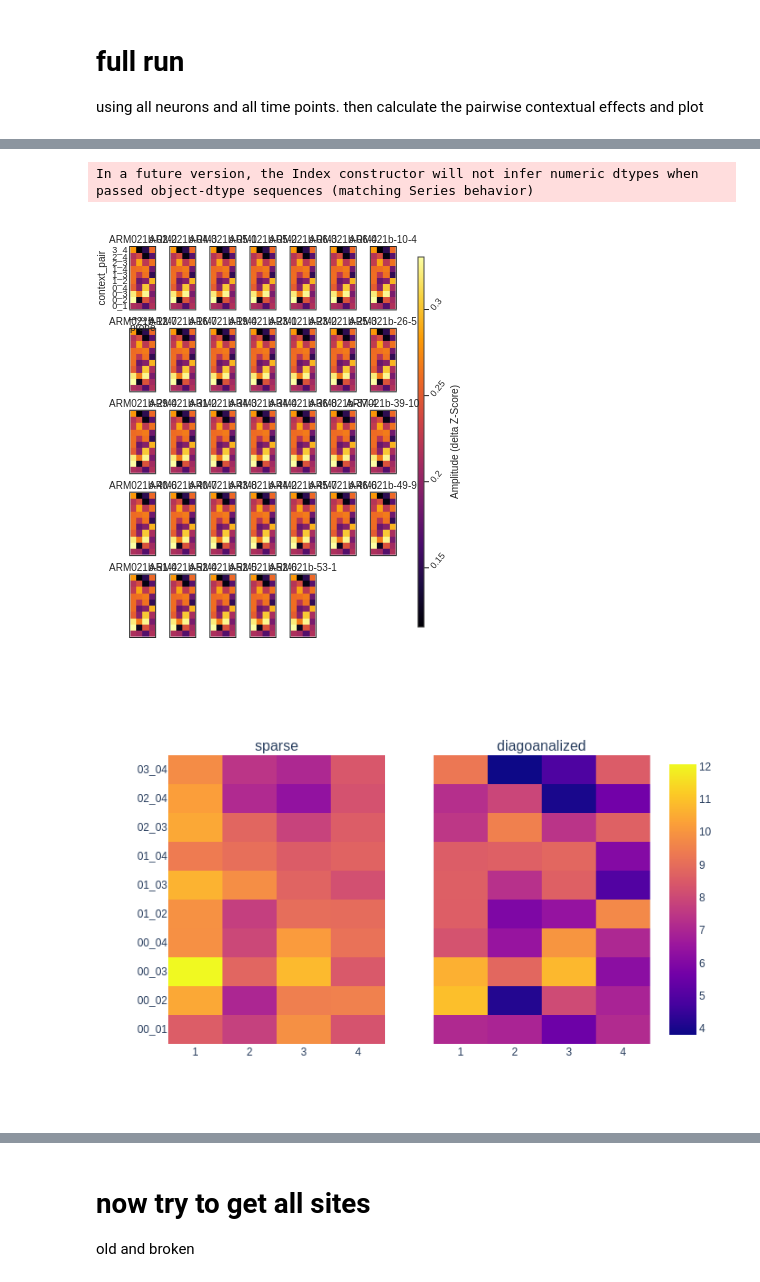
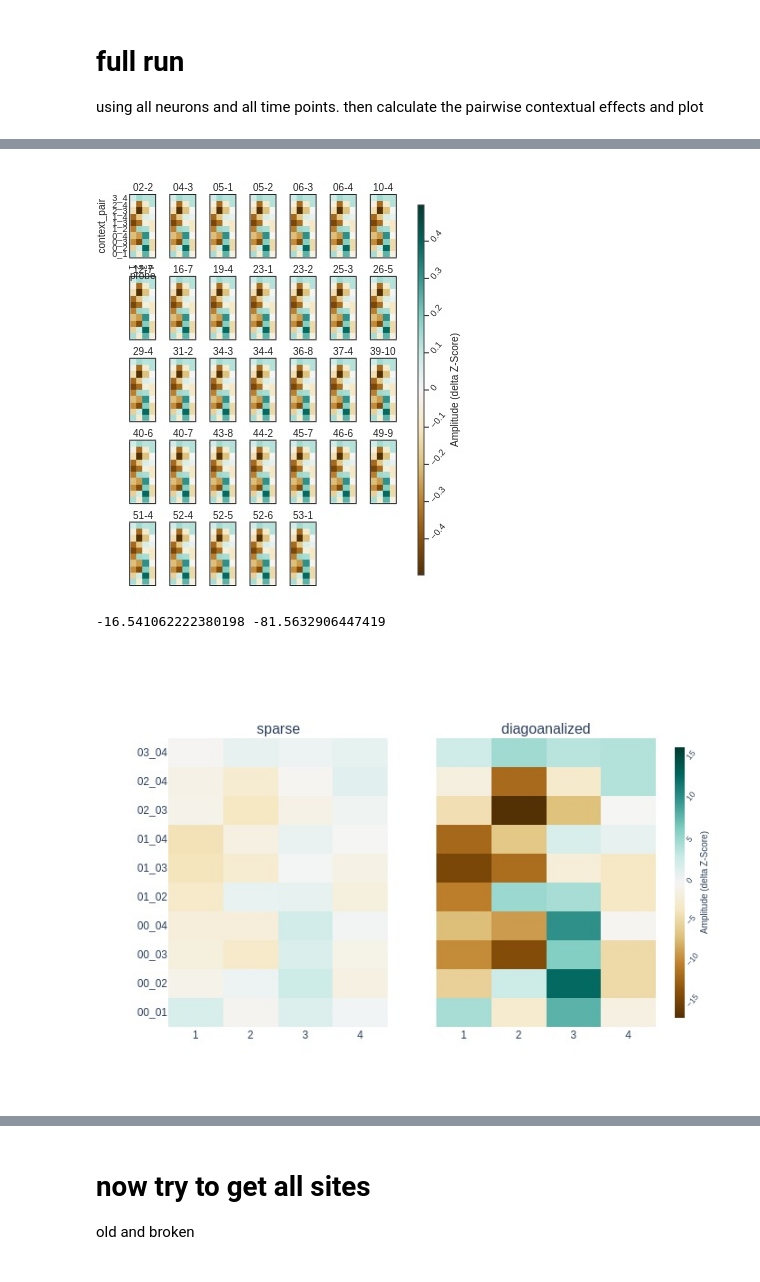
Before and after one commit to Mateo-Lopez-Espejo/context_probe_analysis, a Jupyter notebook: notebooks/221219_decoder.ipynb, the cells around one changed output, grey strips where cells are left out. Cells and saved outputs as stored; diff of their text form; code cells hidden in the pictures.

```diff
--- a/notebooks/221219_decoder.ipynb
+++ b/notebooks/221219_decoder.ipynb
@@ -554,3 +389,7 @@ dense_DF = calc_ctx_effects(dense_raster, cellids, raster_meta['raster_fs'])
+# %%
+cellids = channels['SC']
+sparse_DF = ctx_effects_as_DF(raster, cellids, raster_meta['raster_fs'])
+dense_DF = ctx_effects_as_DF(dense_raster, cellids, raster_meta['raster_fs'])
 # %% [markdown]
 # Raw visualization
 
@@ -991,0 +640,3 @@ diagonal L1:  [11.75387752  2.25004169  9.23709788  1.37469495  1.37469495]
+# %%
+folder = root_path / 'reports' / 'figures' / 'decoder'
+folder.mkdir(parents=True, exist_ok=True)
@@ -1002,33 +967,54 @@ In a future version, the Index constructor will not infer numeric dtypes when pa
 # %%
-full_diag, no_prb_diag = get_diagonalizations(raster)
-diag_DF = calc_ctx_effects(raster+no_prb_diag, cellids, raster_meta['raster_fs'])
+no_prb_diag = get_diagonalizations(raster)
+diag_DF = ctx_effects_as_DF(raster+no_prb_diag, cellids, raster_meta['raster_fs'])
 
 fig = plot_site_coverages(diag_DF.query("chunk == 'Full' "), cellids[:])
-img_bytes = fig.to_image(format="png")
-Image(img_bytes)
+
+# filename = folder / 'dense_summed_coverage'
+# fig.write_image(filename.with_suffix('.png'), scale=1)
+
+fig.show(renderer='jpeg')
 # %% [output]
-In a future version, the Index constructor will not infer numeric dtypes when passed object-dtype sequences (matching Series behavior)
-[figure, old version]
+[figure, new version]
 # %%
-fig = make_subplots(1,2, subplot_titles=['sparse', 'diagoanalized'])
+print(sparse_DF.query("chunk == 'Full'").value.sum(),
+      diag_DF.query("chunk == 'Full'").value.sum())
 
-
-
+fig = make_subplots(1, 2, subplot_titles=['sparse', 'diagoanalized'])
 _ = fig.add_trace(
-    px.density_heatmap(sparse_DF.query("chunk == 'Full' "),
+    px.density_heatmap(sparse_DF.query("chunk == 'Full'"),
                        x='probe', y='context_pair', z='value',
                        histfunc='sum')['data'][0],
     row=1, col=1
 )
 
 _ = fig.add_trace(
-    px.density_heatmap(diag_DF.query("chunk == 'Full' "),
+    px.density_heatmap(diag_DF.query("chunk == 'Full'"),
                        x='probe', y='context_pair', z='value',
                        histfunc='sum')['data'][0],
     row=1, col=2
 )
 
-img_bytes = fig.to_image(format="png")
-Image(img_bytes)
+_ = fig.update_layout(coloraxis=dict(showscale=True,
+                                     colorscale='BrBg',
+                                     cmid=0,
+                                     colorbar=dict(
+                                         orientation='v',
+                                         thicknessmode='fraction',
+                                         thickness=0.02,
+                                         lenmode='fraction',
+                                         len=1,
+                                         title=dict(text='Amplitude (delta Z-Score)',
+                                                    side='right',
+                                                    font_size=10),
+                                         tickangle=-50,
+                                         tickfont_size=9,
+                                     )))
+
+filename = folder / 'OG_and_diag_site_coverages'
+fig.write_image(filename.with_suffix('.png'), scale=1)
+
+fig.show(renderer='jpeg')
 # %% [output]
+-16.541062222380198 -81.5632906447419
-[figure, old version]
+[figure, new version]
```
Also changed, not shown: parts of 62 cells of this notebook, 13 other files.
